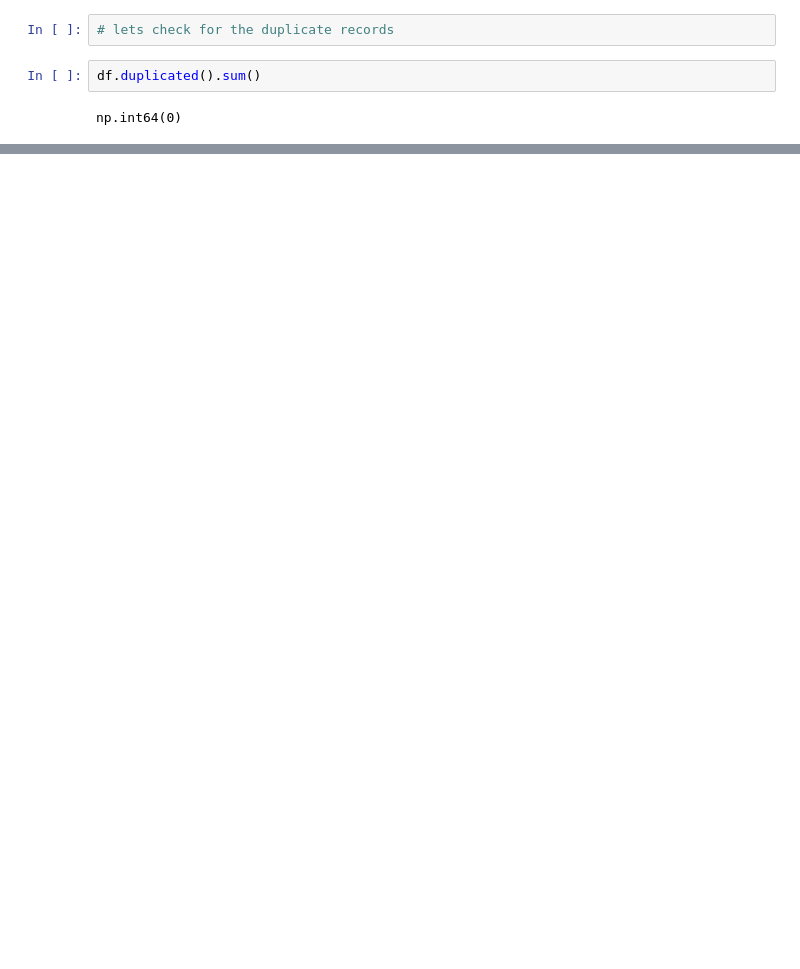
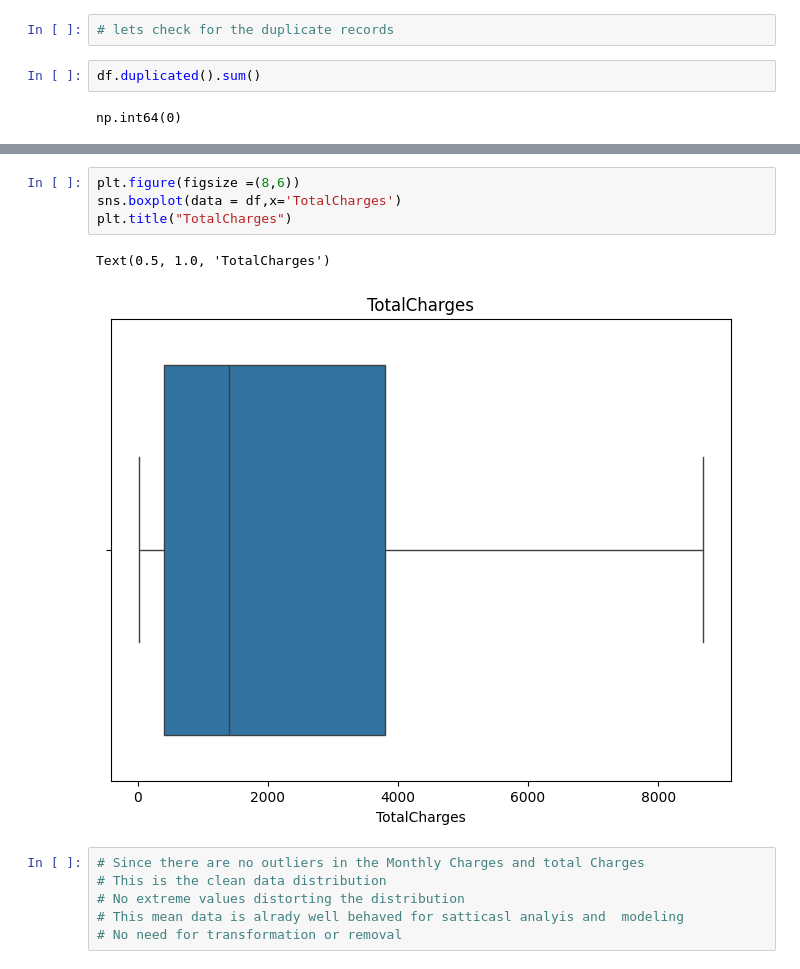
Before and after one commit to mrpradip098-hue/data-analyst-notes, a Jupyter notebook: Python/Telecom_Churn_Prediction.ipynb, the cells around one changed output, grey strips where cells are left out. Saved outputs shown, nothing was run; the diff lists cells and outputs as text; blank space fills up the shorter version.

```diff
--- a/Python/Telecom_Churn_Prediction.ipynb
+++ b/Python/Telecom_Churn_Prediction.ipynb
@@ -151,0 +203,13 @@ np.int64(0)
+# %%
+plt.figure(figsize =(8,6))
+sns.boxplot(data = df,x='TotalCharges')
+plt.title("TotalCharges")
+# %% [output]
+Text(0.5, 1.0, 'TotalCharges')
+[figure, added]
+# %%
+# Since there are no outliers in the Monthly Charges and total Charges
+# This is the clean data distribution
+# No extreme values distorting the distribution
+# This mean data is alrady well behaved for satticasl analyis and  modeling
+# No need for transformation or removal
```
Also changed, not shown: parts of 26 cells of this notebook.
